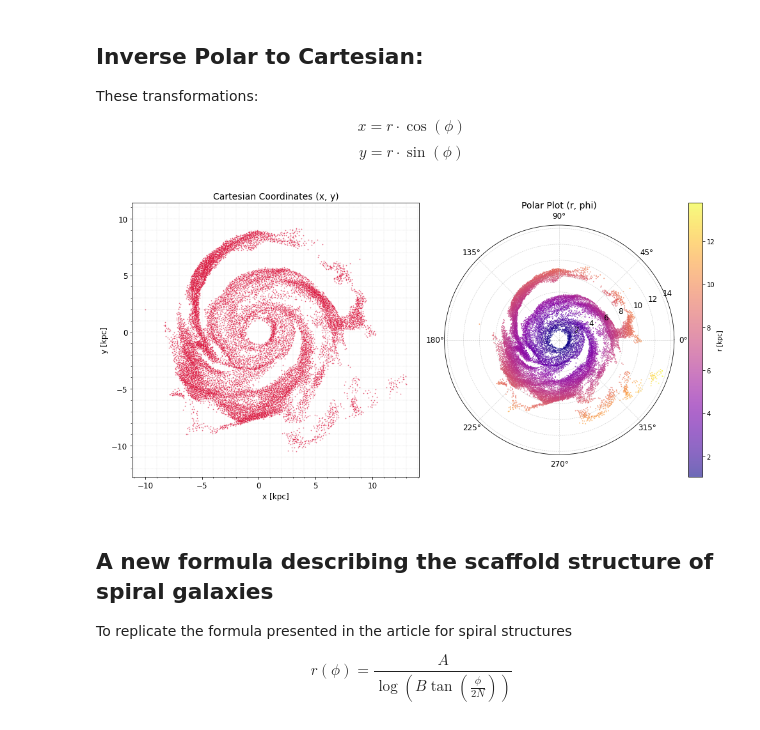
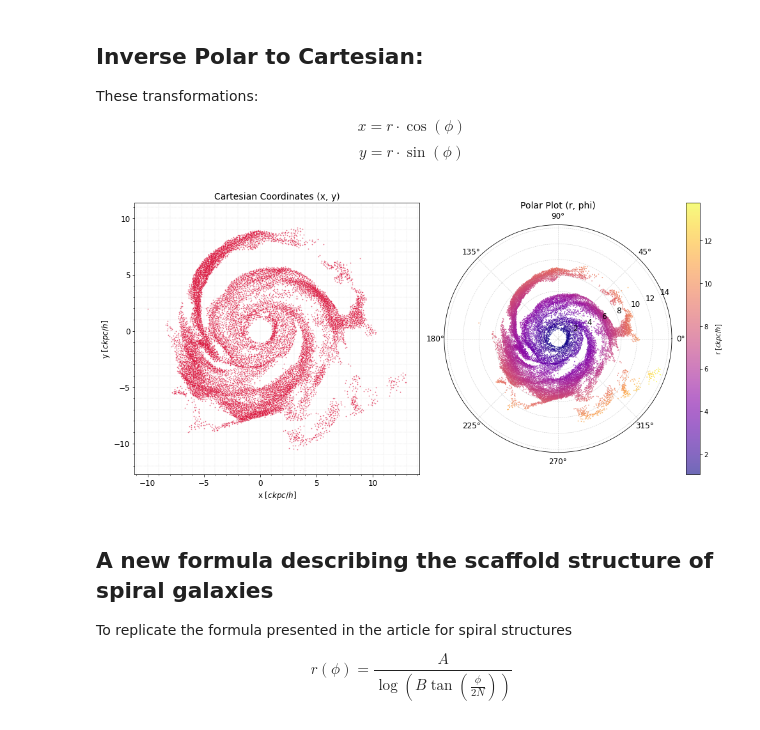
Before and after one commit to danielhcertuche/SpiralStructure_IllustrisTNG50, a Jupyter notebook: NOTEBOOKS/NewMethod_ArmsIdentification.ipynb, the cells around one changed output. Drawn from its saved outputs; the diff is of its cells as text; code cells hidden in the pictures.

```diff
--- a/NOTEBOOKS/NewMethod_ArmsIdentification.ipynb
+++ b/NOTEBOOKS/NewMethod_ArmsIdentification.ipynb
@@ -161,37 +161,37 @@ x_values = sorted_data['x'].values
 y_values = sorted_data['y'].values
 
 # Convert to polar coordinates
 r_values, phi_values = cartesian_to_polar(x_values, y_values)
 
 # Plotting the Cartesian and Polar Coordinates
 fig = plt.figure(figsize=(14, 7))
 
 # Plot Cartesian coordinates
 ax1 = fig.add_subplot(121)
 ax1.scatter(x_values, y_values, c=h_alpha_color, s=0.5, alpha=0.6)
 ax1.set_title('Cartesian Coordinates (x, y)', fontsize=14)
-ax1.set_xlabel('x [kpc]', fontsize=12)
-ax1.set_ylabel('y [kpc]', fontsize=12)
+ax1.set_xlabel('x [$\it{ckpc/h}$]', fontsize=12)
+ax1.set_ylabel('y [$\it{ckpc/h}$]', fontsize=12)
 ax1.set_aspect('equal')
 ax1.grid(True, which='both', linestyle='--', linewidth=0.4, alpha=0.4)
 ax1.minorticks_on()
 ax1.tick_params(axis='both', which='major', labelsize=12)
 ax1.tick_params(axis='both', which='minor', labelsize=10)
 ax1.axis('equal')
 
 # Plot Polar coordinates
 ax2 = fig.add_subplot(122, projection='polar')
 sc = ax2.scatter(phi_values, r_values, c=r_values, cmap='plasma', s=0.7, alpha=0.6)
 ax2.set_title('Polar Plot (r, phi)', fontsize=14)
 ax2.grid(True, which='both', linestyle='--', linewidth=0.6, alpha=0.6)
 ax2.tick_params(axis='both', which='major', labelsize=12)
 
-plt.colorbar(sc, ax=ax2, label='r [kpc]')
+plt.colorbar(sc, ax=ax2, label='r [$\it{ckpc/h}$]')
 
 plt.tight_layout()
 plt.show()
 # %% [output]
-[figure, old version]
+[figure, new version]
 # %% [markdown]
 ## A new formula describing the scaffold structure of spiral galaxies
 
```
Also changed, not shown: parts of 3 cells of this notebook.
